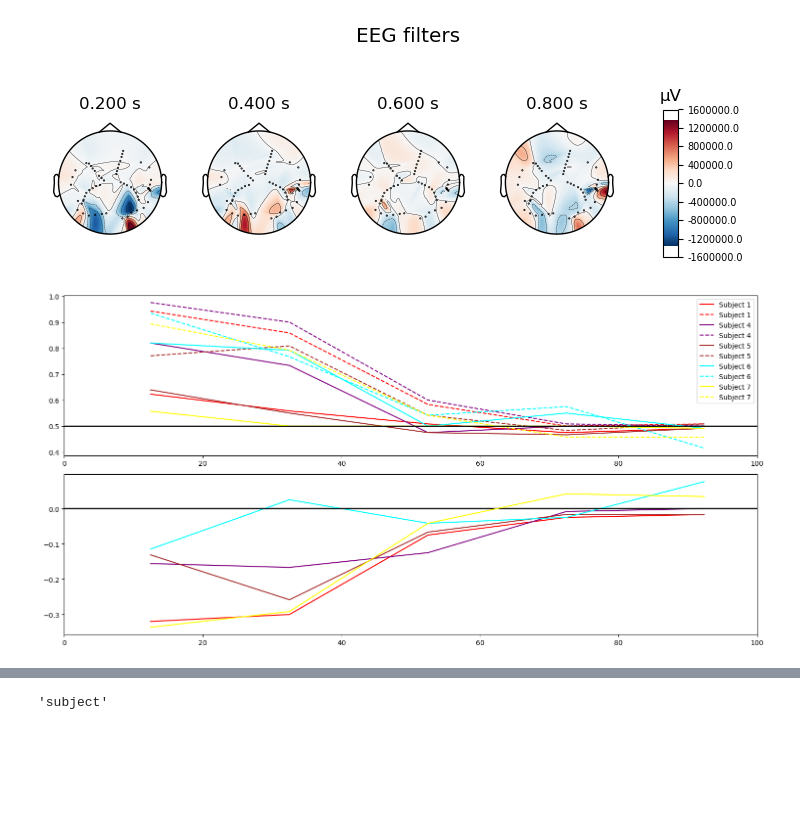
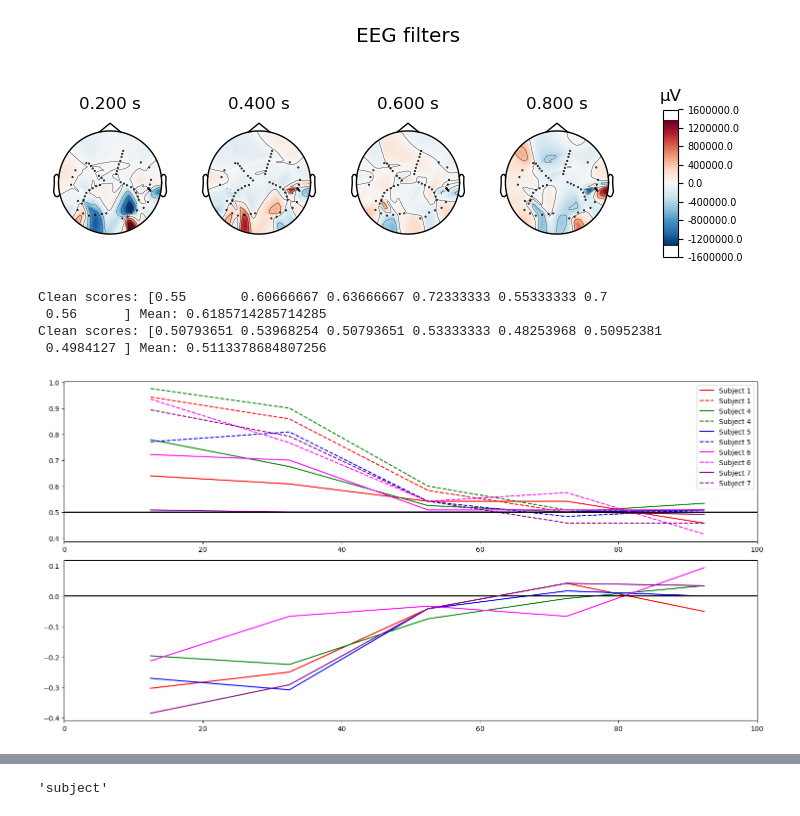
Before and after one commit to GhadiElHasbani/NMA_project-FacesHouses, a Jupyter notebook: Copie_de_load_ECoG_faceshouses.ipynb, the cells around one changed output, grey strips where cells are left out. Saved outputs shown, nothing was run; the diff lists cells and outputs as text; code cells hidden in the pictures; blank space fills up the shorter version.

```diff
--- a/Copie_de_load_ECoG_faceshouses.ipynb
+++ b/Copie_de_load_ECoG_faceshouses.ipynb
@@ -268,10 +254,10 @@ def map_keypress(t_on, key_press, stim_cat):
 def prepare_data(dataset, start_time=-200, end_time=600, decimate=1, get_keypress=False):
     V = dataset['V'].astype('float32')
 
-    b, a = signal.butter(3, [50], btype='high', fs=1000)
+    b, a = signal.butter(3, [200], btype='high', fs=1000)
     V = signal.filtfilt(b, a, V, 0)
     V = np.abs(V)**2
-    b, a = signal.butter(3, [10], btype='low', fs=1000)
+    b, a = signal.butter(3, [1], btype='low', fs=1000)
     V = signal.filtfilt(b, a, V, 0)
 
     #V = V/np.median(V, axis=0)
@@ -461,8 +447,9 @@ preds, keypresses, stimulus_noise = list(), list(), list()
 # Time window and data decimation parameters: decimation selects every n-th datapoint
 start_time = -200
 end_time = 800
-decimate = 10
+decimate = 1
 n_noise_bins = 5
+freqs = np.linspace(1,100, 20)
 
 # Pre-allocate the noise levels in the dict
 noise_levels = np.linspace(100/n_noise_bins,100, n_noise_bins)
@@ -476,32 +463,35 @@ for i, (clean_data, noisy_data) in enumerate(alldat):
     #subject["noisy"].get_data()[...,0::decimate], preprocessing.LabelEncoder().fit_transform(subject["noisy"].events[:,-1])
 
     gem = pipeline.make_pipeline(
+        mne.decoding.TimeFrequency(freqs=freqs, sfreq=1000, method="morlet", n_cycles=freqs/2., decim=decimate, output="power"),
+        #mne.decoding.CSP(20, transform_into="csp_space"),
         # MeanSmoother(time_window=10, decimate=1),
  #       mne.decoding.GeneralizingEstimator(pipeline.make_pipeline(
         mne.decoding.Vectorizer(),
         preprocessing.RobustScaler(),
-        mne.decoding.LinearModel(
-            linear_model.LogisticRegression(solver="liblinear")
-        )
+        #mne.decoding.LinearModel(
+        #discriminant_analysis.LinearDiscriminantAnalysis()
+        linear_model.LogisticRegression(solver="liblinear")
+        #)
  #       ), scoring="accuracy", n_jobs=-1)
 
     )
 
     #noisy_scores.append(np.mean(mne.decoding.cross_val_multiscore(gem, X_noisy, y_noisy), axis=0))
 
-    gem.fit(X_noisy, y_noisy)
+    #gem.fit(X_noisy, y_noisy)
     #clean_scores.append(gem.score(X_clean, y_clean))
 
     #clean_scores.append(np.mean(mne.decoding.cross_val_multiscore(gem, X_clean, y_clean), axis=0))
 
-    #gem.fit(X_clean, y_clean)
-    #noisy_scores.append(gem.score(X_noisy, y_noisy))
-    filters.append(mne.decoding.get_coef(gem, "filters_", inverse_transform=True))
-    patterns.append(mne.decoding.get_coef(gem, "patterns_", inverse_transform=True))
+    gem.fit(X_clean, y_clean)
+    noisy_scores.append(gem.score(X_noisy, y_noisy))
+    #filters.append(mne.decoding.get_coef(gem, "filters_", inverse_transform=True))
+    #patterns.append(mne.decoding.get_coef(gem, "patterns_", inverse_transform=True))
 
-    #preds.append(gem.predict(X_noisy))
-    #keypresses.append(keypress)
-    #stimulus_noise.append(dataset["stim_noise"])
+    preds.append(gem.predict(X_noisy))
+    keypresses.append(keypress)
+    stimulus_noise.append(dataset["stim_noise"])
 
     # stim_noise = np.reshape(noisy_data["stim_noise"], (-1))
     # mask = np.zeros_like(stim_noise)
@@ -602,6 +569,14 @@ for name, params in zip(('patterns', 'filters'), (patterns, filters)):
 # %% [output]
 [figure]
 [figure]
+# %%
+print(f"Clean scores:", clean_scores, "Mean:", np.mean(clean_scores))
+print(f"Clean scores:", noisy_scores, "Mean:", np.mean(noisy_scores))
+# %% [output]
+Clean scores: [0.55       0.60666667 0.63666667 0.72333333 0.55333333 0.7
+ 0.56      ] Mean: 0.6185714285714285
+Clean scores: [0.50793651 0.53968254 0.50793651 0.53333333 0.48253968 0.50952381
+ 0.4984127 ] Mean: 0.5113378684807256
 # %%
 time_of_interest = [50,50]
 n_noise_bins = 5
@@ -627,20 +602,20 @@ for subject in range(7):
         correct_preds[subject].append(np.mean(np.array(subjects[subject][1])[mask]))
         correct_keypresses[subject].append(np.mean(np.array(subjects[subject][2])[mask]))
 # %%
-colors = ["red", "green", "blue", "purple", "brown", "cyan", "yellow"]
+colors = ["red", "cyan", "yellow", "green", "blue", "magenta", "purple"]
 
 fig, (ax1, ax2) = plt.subplots(2, 1, figsize=(15,7.5))
 for subject in range(7):
     if (subject == 1 or subject == 2):
         continue
     ax1.plot(noise_levels[subject], correct_preds[subject], color=colors[subject], label=f"Subject {subject + 1}")
     ax1.plot(noise_levels[subject], correct_keypresses[subject], color=colors[subject], ls="--", label=f"Subject {subject + 1}")
     ax1.axhline(0.5, color="k")
     ax1.legend()
     ax1.set_xlim(0,100)
     ax2.axhline(0, color="k")
     ax2.plot(noise_levels[subject], np.array(correct_preds[subject])-np.array(correct_keypresses[subject]), color=colors[subject], label=f"Subject {subject + 1}")
     ax2.set_xlim(0,100)
     fig.tight_layout()
 # %% [output]
-[figure, old version]
+[figure, new version]
```
Also changed, not shown: parts of 5 cells of this notebook, 4 other files.
